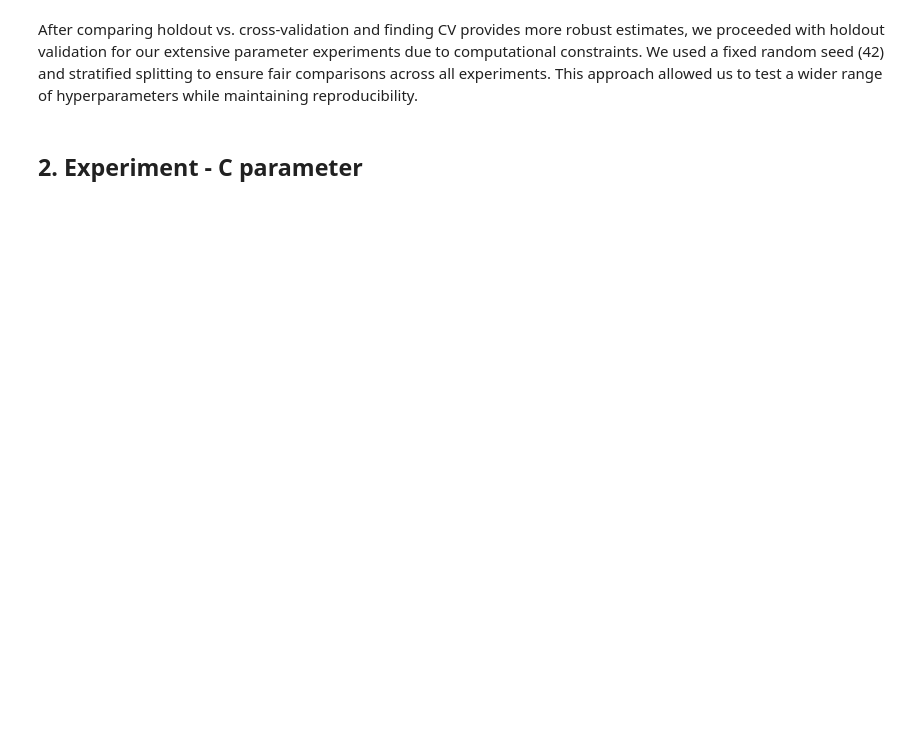
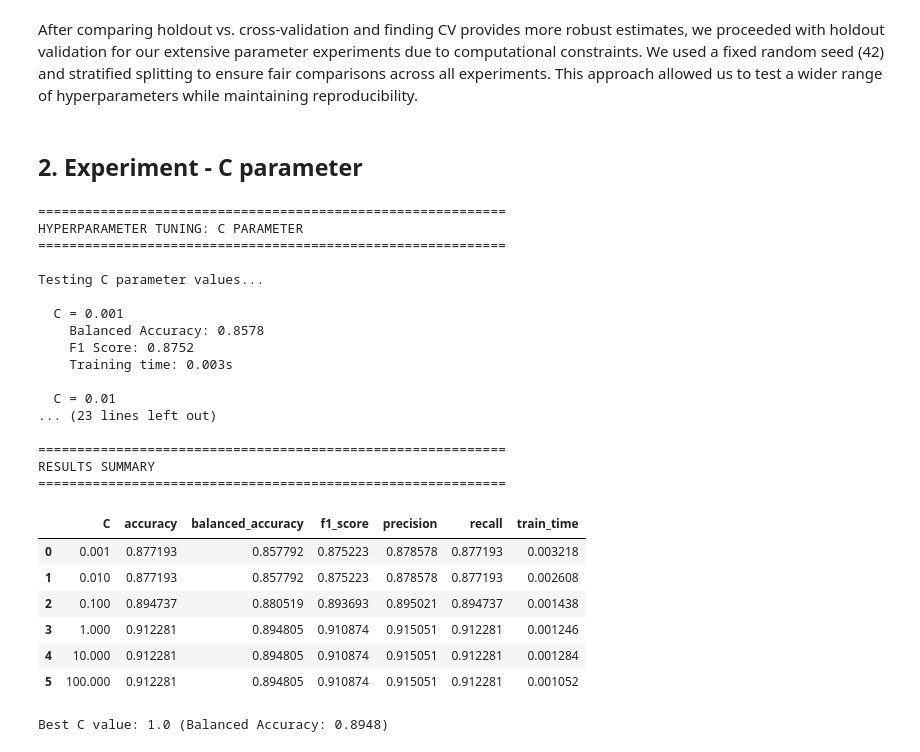
Before and after one commit to tomashobza/tuw_ml_seattle_crime, a Jupyter notebook: svm_breast_cancer/svm_breast_cancer.ipynb, the cells around one changed output. Cells and saved outputs as stored; diff of their text form; code cells hidden in the pictures; blank space fills up the shorter version.

```diff
--- a/svm_breast_cancer/svm_breast_cancer.ipynb
+++ b/svm_breast_cancer/svm_breast_cancer.ipynb
@@ -114,3 +150,83 @@ CV Std Dev:       ±0.0268
 After comparing holdout vs. cross-validation and finding CV provides more robust estimates, we proceeded with holdout validation for our extensive parameter experiments due to computational constraints. We used a fixed random seed (42) and stratified splitting to ensure fair comparisons across all experiments. This approach allowed us to test a wider range of hyperparameters while maintaining reproducibility.
 # %% [markdown]
 ## 2. Experiment - C parameter
+# %%
+## 2. Experiment - C Parameter
+
+print("="*60)
+print("HYPERPARAMETER TUNING: C PARAMETER")
+print("="*60)
+
+# Test range of C values (regularization strength)
+C_values = [0.001, 0.01, 0.1, 1, 10, 100]
+results_C = []
+
+print("\nTesting C parameter values...")
+for C in C_values:
+    print(f"\n  C = {C}")
+    model = LinearSVC(C=C, class_weight='balanced', max_iter=2000, random_state=42)
+
+    start = time.time()
+    model.fit(X_train, y_train)
+    train_time = time.time() - start
+
+    y_pred = model.predict(X_test)
+
+    # Calculate metrics
+    acc = accuracy_score(y_test, y_pred)
+    bal_acc = balanced_accuracy_score(y_test, y_pred)
+    f1 = f1_score(y_test, y_pred, average='weighted')
+    precision = precision_score(y_test, y_pred, average='weighted')
+    recall = recall_score(y_test, y_pred, average='weighted')
+
+    results_C.append({
+        'C': C,
+        'accuracy': acc,
+        'balanced_accuracy': bal_acc,
+        'f1_score': f1,
+        'precision': precision,
+        'recall': recall,
+        'train_time': train_time
+    })
+
+    print(f"    Balanced Accuracy: {bal_acc:.4f}")
+    print(f"    F1 Score: {f1:.4f}")
+    print(f"    Training time: {train_time:.3f}s")
+
+# Convert to DataFrame for easier analysis
+results_C_df = pd.DataFrame(results_C)
+print("\n" + "="*60)
+print("RESULTS SUMMARY")
+print("="*60)
+display(results_C_df)
+
+# Find best C
+best_C_idx = results_C_df['balanced_accuracy'].idxmax()
+best_C = results_C_df.loc[best_C_idx, 'C']
+print(f"\nBest C value: {best_C} (Balanced Accuracy: {results_C_df.loc[best_C_idx, 'balanced_accuracy']:.4f})")
+# %% [output]
+============================================================
+HYPERPARAMETER TUNING: C PARAMETER
+============================================================
+
+Testing C parameter values...
+
+  C = 0.001
+    Balanced Accuracy: 0.8578
+    F1 Score: 0.8752
+    Training time: 0.003s
+
+  C = 0.01
+... (23 lines left out)
+
+============================================================
+RESULTS SUMMARY
+============================================================
+|  | C | accuracy | balanced_accuracy | f1_score | precision | recall | train_time |
+| 0 | 0.001 | 0.877193 | 0.857792 | 0.875223 | 0.878578 | 0.877193 | 0.003218 |
+| 1 | 0.010 | 0.877193 | 0.857792 | 0.875223 | 0.878578 | 0.877193 | 0.002608 |
+| 2 | 0.100 | 0.894737 | 0.880519 | 0.893693 | 0.895021 | 0.894737 | 0.001438 |
+| 3 | 1.000 | 0.912281 | 0.894805 | 0.910874 | 0.915051 | 0.912281 | 0.001246 |
+| 4 | 10.000 | 0.912281 | 0.894805 | 0.910874 | 0.915051 | 0.912281 | 0.001284 |
+| 5 | 100.000 | 0.912281 | 0.894805 | 0.910874 | 0.915051 | 0.912281 | 0.001052 |
+Best C value: 1.0 (Balanced Accuracy: 0.8948)
```
Also changed, not shown: parts of 8 cells of this notebook.
